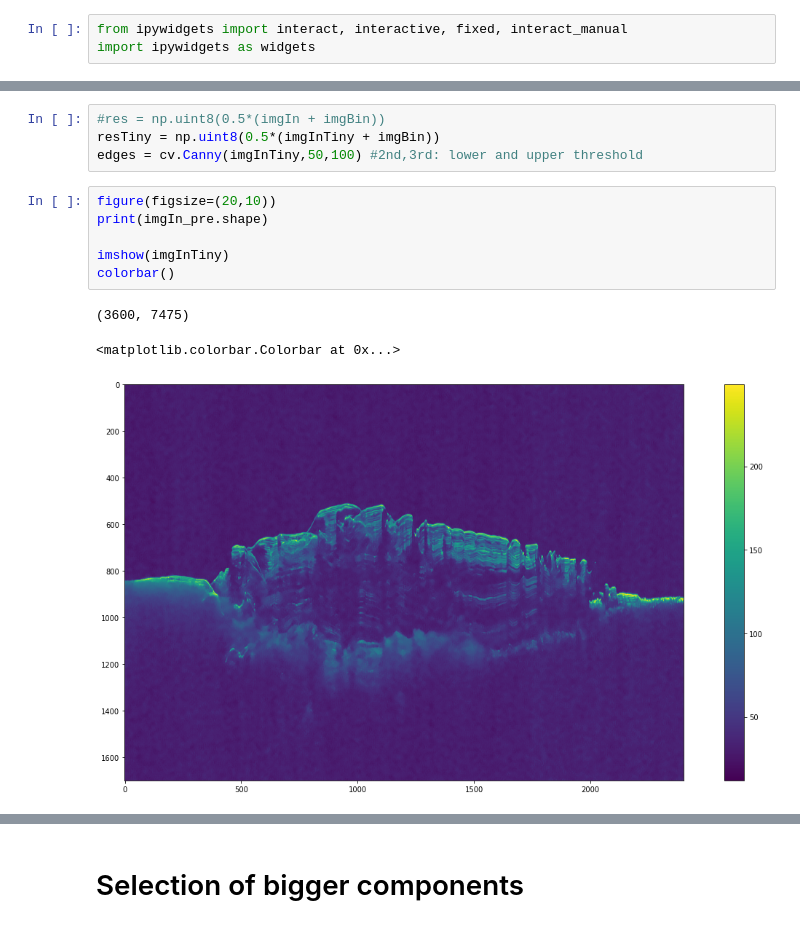
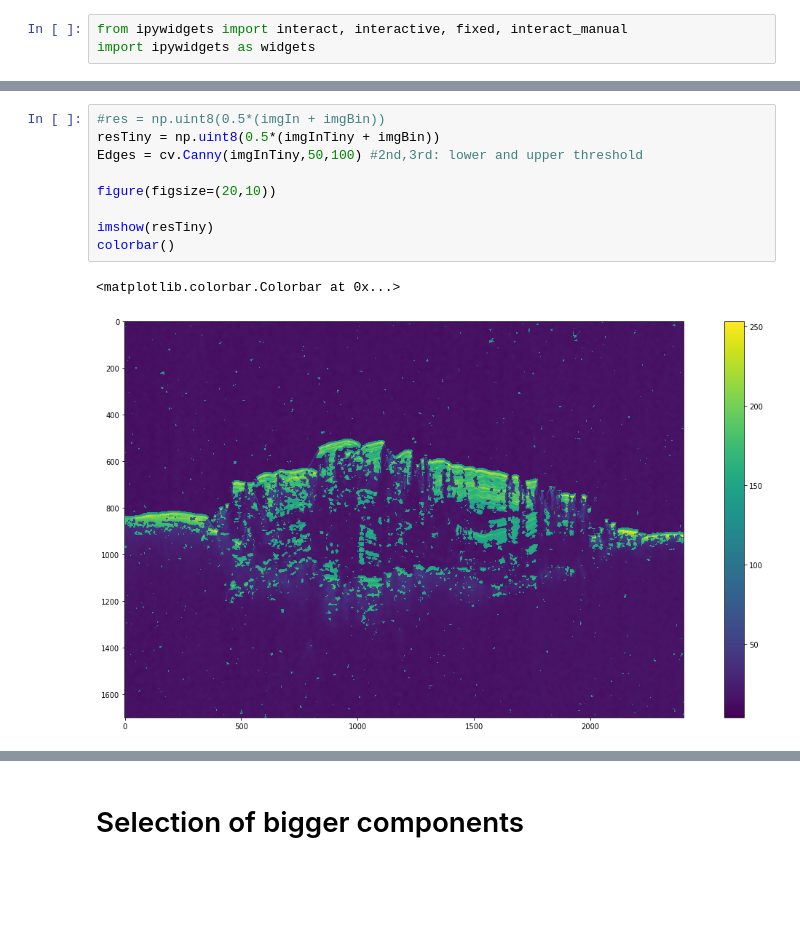
Before and after one commit to GiuliaLovati/Tesy, a Jupyter notebook: ConnectedComponents.ipynb, the cells around one changed output, grey strips where cells are left out. Drawn from its saved outputs; the diff is of its cells as text; blank space fills up the shorter version.

```diff
--- a/ConnectedComponents.ipynb
+++ b/ConnectedComponents.ipynb
@@ -92,14 +31,12 @@ imgBin = cv.dilate(eroded, element)
 # %%
 #res = np.uint8(0.5*(imgIn + imgBin))
 resTiny = np.uint8(0.5*(imgInTiny + imgBin))
-edges = cv.Canny(imgInTiny,50,100) #2nd,3rd: lower and upper threshold
+Edges = cv.Canny(imgInTiny,50,100) #2nd,3rd: lower and upper threshold
+
+figure(figsize=(20,10))
+
+imshow(resTiny)
+colorbar()
+# %% [output]
+<matplotlib.colorbar.Colorbar at 0x...>
+[figure, added]
-# %%
-figure(figsize=(20,10))
-print(imgIn_pre.shape)
-
-imshow(imgInTiny)
-colorbar()
-# %% [output]
-(3600, 7475)
-<matplotlib.colorbar.Colorbar at 0x...>
-[figure, removed]
```
Also changed, not shown: parts of 31 cells of this notebook.
